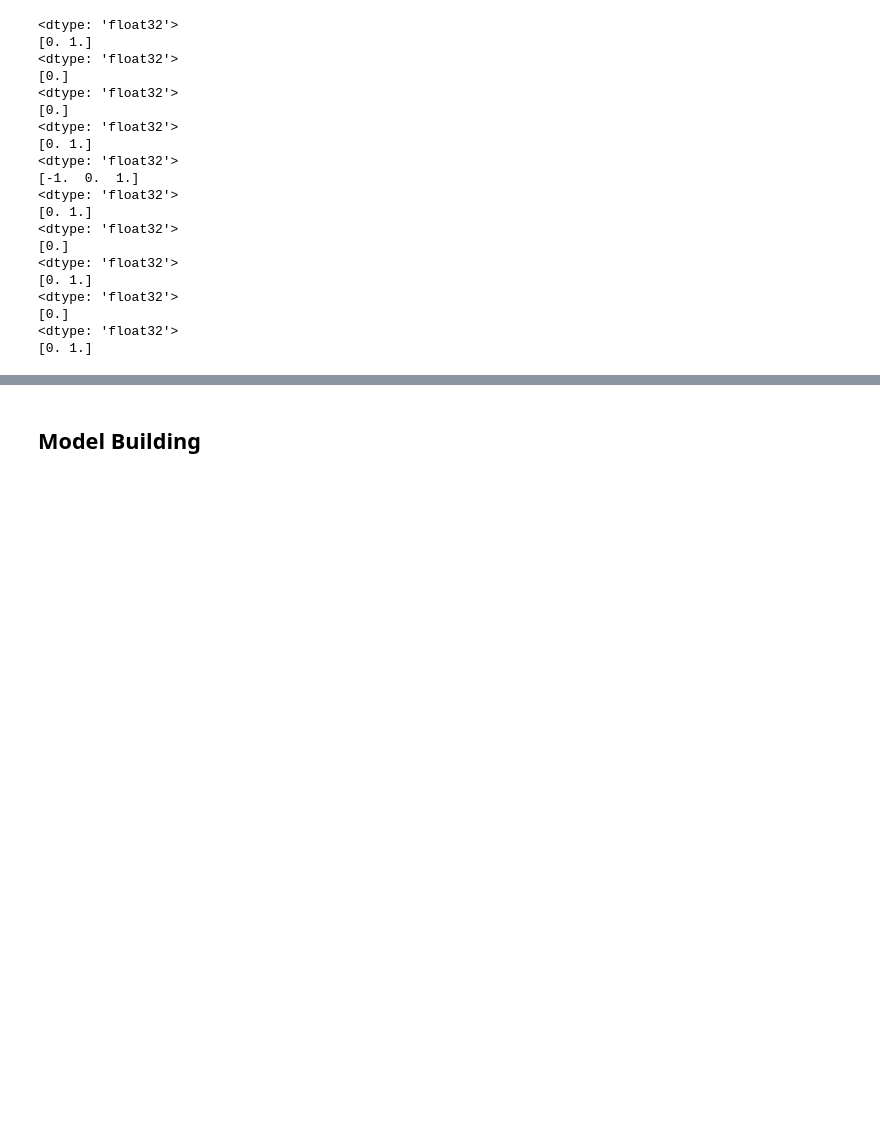
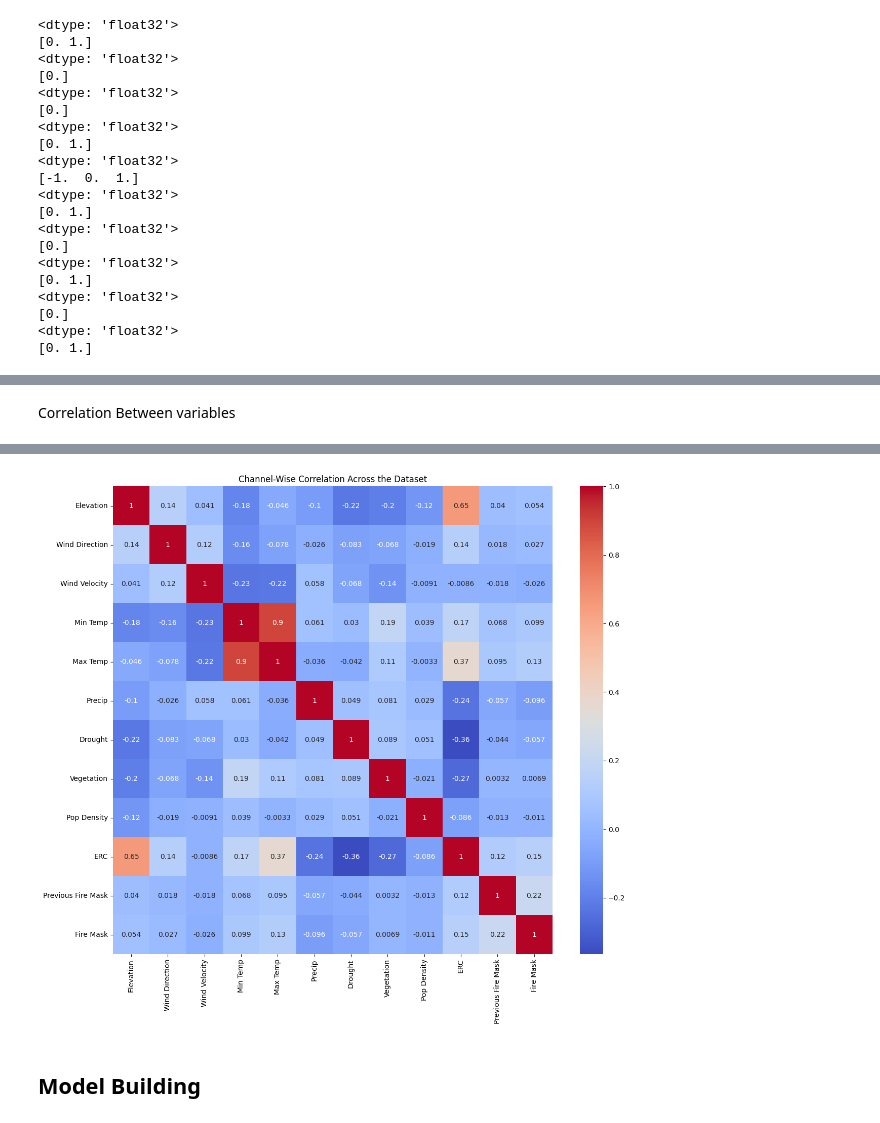
Before and after one commit to spasatron/Fire-Eye, a Jupyter notebook: deep_learning_models/Next_Day_CNN.ipynb, the cells around one changed output, grey strips where cells are left out. Saved outputs shown, nothing was run; the diff lists cells and outputs as text; code cells hidden in the pictures; blank space fills up the shorter version.

```diff
--- a/deep_learning_models/Next_Day_CNN.ipynb
+++ b/deep_learning_models/Next_Day_CNN.ipynb
@@ -449,0 +460,79 @@ plot_samples_from_dataset(non_cropped_datatset, 5)
+# %% [markdown]
+Correlation Between variables
+# %%
+import seaborn as sns
+import pandas as pd
+accumulated_data = []
+names = [
+            'Elevation',
+            'Wind\ndirection',
+            'Wind\nvelocity',
+            'Min\ntemp',
+            'Max\ntemp',
+            'Humidity',
+            'Precip',
+            'Drought',
+            'Vegetation',
+            'Population\ndensity',
+            'Energy\nrelease\ncomponent',
+            'Previous\nfire\nmask',
+            'Fire\nmask'
+]
+# Iterate through the dataset
+for input, output in parsed_dataset:
+
+    image_np = input.numpy()
+    image_output = output.numpy()
+    # Flatten each channel
+
+
+    channel_1 = image_np[:, :, 0].flatten()
+    channel_2 = image_np[:, :, 1].flatten()
+    channel_3 = image_np[:, :, 2].flatten()
+    channel_4 = image_np[:, :, 3].flatten()
+    channel_5 = image_np[:, :, 4].flatten()
+    channel_6 = image_np[:, :, 5].flatten()
+    channel_7 = image_np[:, :, 6].flatten()
+    channel_8 = image_np[:, :, 7].flatten()
+    channel_9 = image_np[:, :, 8].flatten()
+    channel_10 = image_np[:, :, 9].flatten()
+    channel_11 = image_np[:, :, 10].flatten()
+    channel_12 = image_np[:, :, 11].flatten()
+    channel_13 = image_output.flatten()
+
+    # Append flattened channel data as rows to the accumulated data
+    accumulated_data.append({   'Elevation': channel_1, 'Wind Direction': channel_2,
+                                'Wind Velocity': channel_3, 'Min Temp': channel_4,
+                                'Max Temp': channel_5, 'Humidity': channel_6,
+                                'Precip': channel_7, 'Drought': channel_8,
+                                'Vegetation': channel_9, 'Pop Density': channel_10,
+                                'ERC': channel_11, 'Previous Fire Mask': channel_12,
+                                'Fire Mask': channel_13})
+
+# Combine all data into a single DataFrame
+df = pd.DataFrame({
+    'Elevation': np.concatenate([d['Elevation'] for d in accumulated_data]),
+    'Wind Direction': np.concatenate([d['Wind Direction'] for d in accumulated_data]),
+    'Wind Velocity': np.concatenate([d['Wind Velocity'] for d in accumulated_data]),
+    'Min Temp': np.concatenate([d['Min Temp'] for d in accumulated_data]),
+    'Max Temp': np.concatenate([d['Max Temp'] for d in accumulated_data]),
+    'Precip': np.concatenate([d['Precip'] for d in accumulated_data]),
+    'Drought': np.concatenate([d['Drought'] for d in accumulated_data]),
+    'Vegetation': np.concatenate([d['Vegetation'] for d in accumulated_data]),
+    'Pop Density': np.concatenate([d['Pop Density'] for d in accumulated_data]),
+    'ERC': np.concatenate([d['ERC'] for d in accumulated_data]),
+    'Previous Fire Mask': np.concatenate([d['Previous Fire Mask'] for d in accumulated_data]),
+    'Fire Mask': np.concatenate([d['Fire Mask'] for d in accumulated_data]),
+})
+
+# Compute the correlation matrix
+correlation_matrix = df.corr()
+plt.figure(figsize=(14, 12))
+# Display the correlation matrix
+print(correlation_matrix)
+
+# Optional: Visualize the correlation matrix
+sns.heatmap(correlation_matrix, annot=True, cmap='coolwarm')
+plt.title("Channel-Wise Correlation Across the Dataset")
+plt.show()
+# %% [output]
@@ -450,3 +556,4 @@ plot_samples_from_dataset(non_cropped_datatset, 5)
+[figure, added]
 # %% [markdown]
 ## Model Building
 # %%
```
Also changed, not shown: parts of 13 cells of this notebook.
